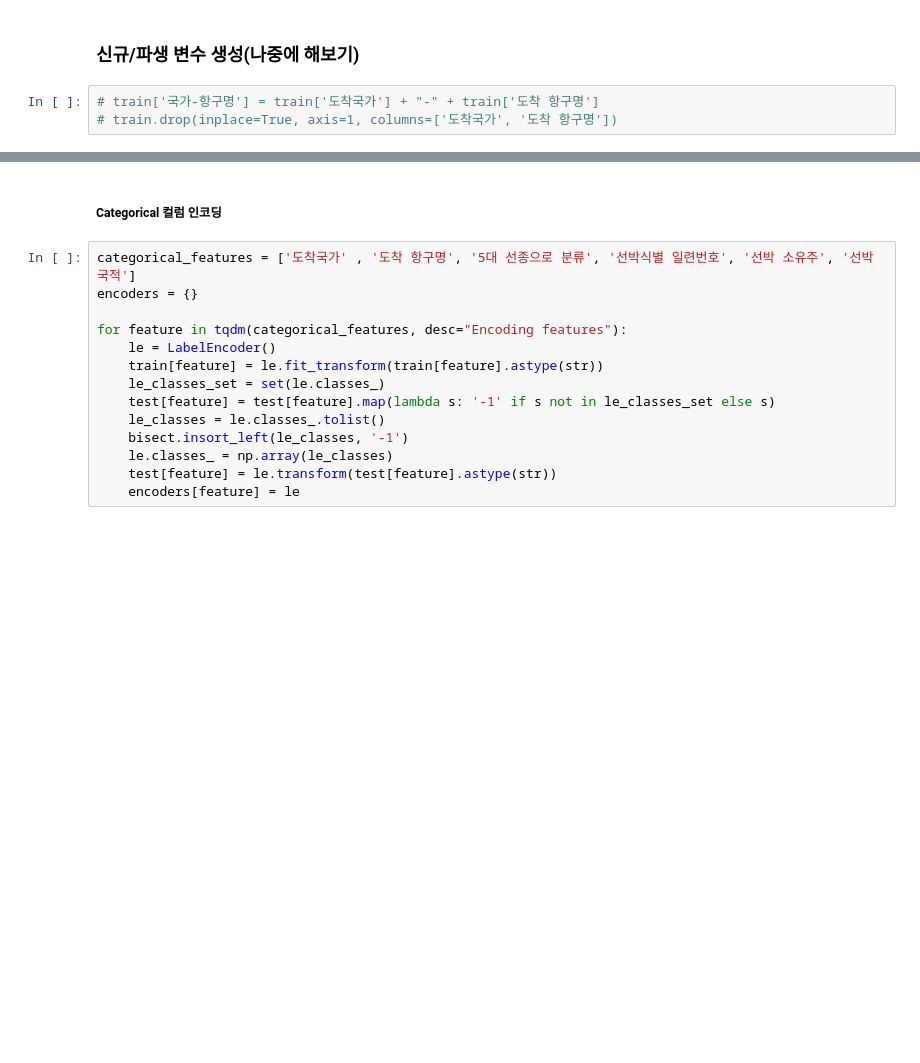
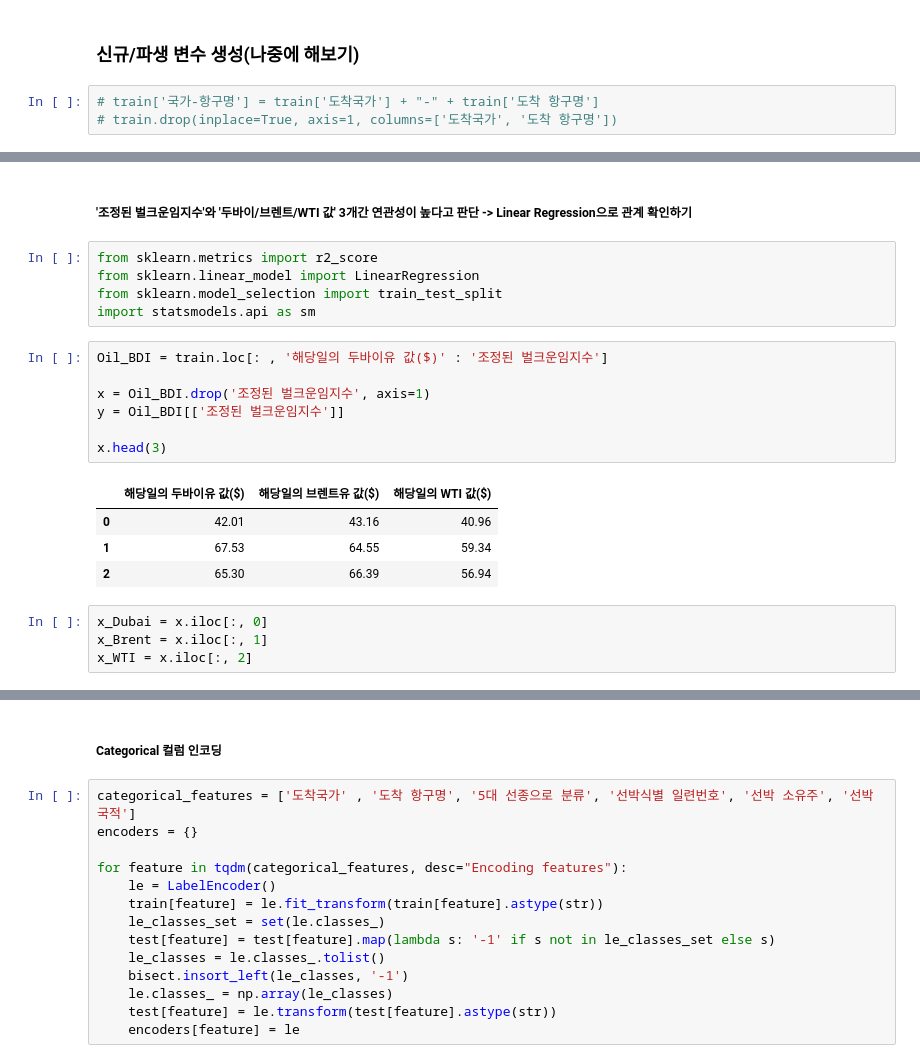
Before and after one commit to LeticiaKang/HYUNDAE_AI_Challenge_DACON, a Jupyter notebook: 1. 데이터_탐색.ipynb, the cells around one changed output, grey strips where cells are left out. Saved outputs shown, nothing was run; the diff lists cells and outputs as text; blank space fills up the shorter version.

```diff
--- a/1. 데이터_탐색.ipynb
+++ b/1. 데이터_탐색.ipynb
@@ -575,3 +575,26 @@ train.head()
 | 2 | CN | NGG6 | Container | 90.427421 | 2019-02-23 06:43:00 | V378315 | 50.0 | 7 | 115000 | ... |
 | 3 | JP | TMR7 | Cargo | 0.000000 | 2020-09-18 22:06:00 | B726632 | 10.0 | 33 | 1490 | ... |
 | 4 | RU | NNC2 | Container | 8.813725 | 2022-08-13 12:57:00 | D215135 | 30.0 | 10 | 27600 | ... |
+# %% [markdown]
+##### '조정된 벌크운임지수'와 '두바이/브렌트/WTI 값' 3개간 연관성이 높다고 판단 -> Linear Regression으로 관계 확인하기
+# %%
+from sklearn.metrics import r2_score
+from sklearn.linear_model import LinearRegression
+from sklearn.model_selection import train_test_split
+import statsmodels.api as sm
+# %%
+Oil_BDI = train.loc[: , '해당일의 두바이유 값($)' : '조정된 벌크운임지수']
+
+x = Oil_BDI.drop('조정된 벌크운임지수', axis=1)
+y = Oil_BDI[['조정된 벌크운임지수']]
+
+x.head(3)
+# %% [output]
+|  | 해당일의 두바이유 값($) | 해당일의 브렌트유 값($) | 해당일의 WTI 값($) |
+| 0 | 42.01 | 43.16 | 40.96 |
+| 1 | 67.53 | 64.55 | 59.34 |
+| 2 | 65.30 | 66.39 | 56.94 |
+# %%
+x_Dubai = x.iloc[:, 0]
+x_Brent = x.iloc[:, 1]
+x_WTI = x.iloc[:, 2]
```
Also changed, not shown: parts of 10 cells of this notebook.
